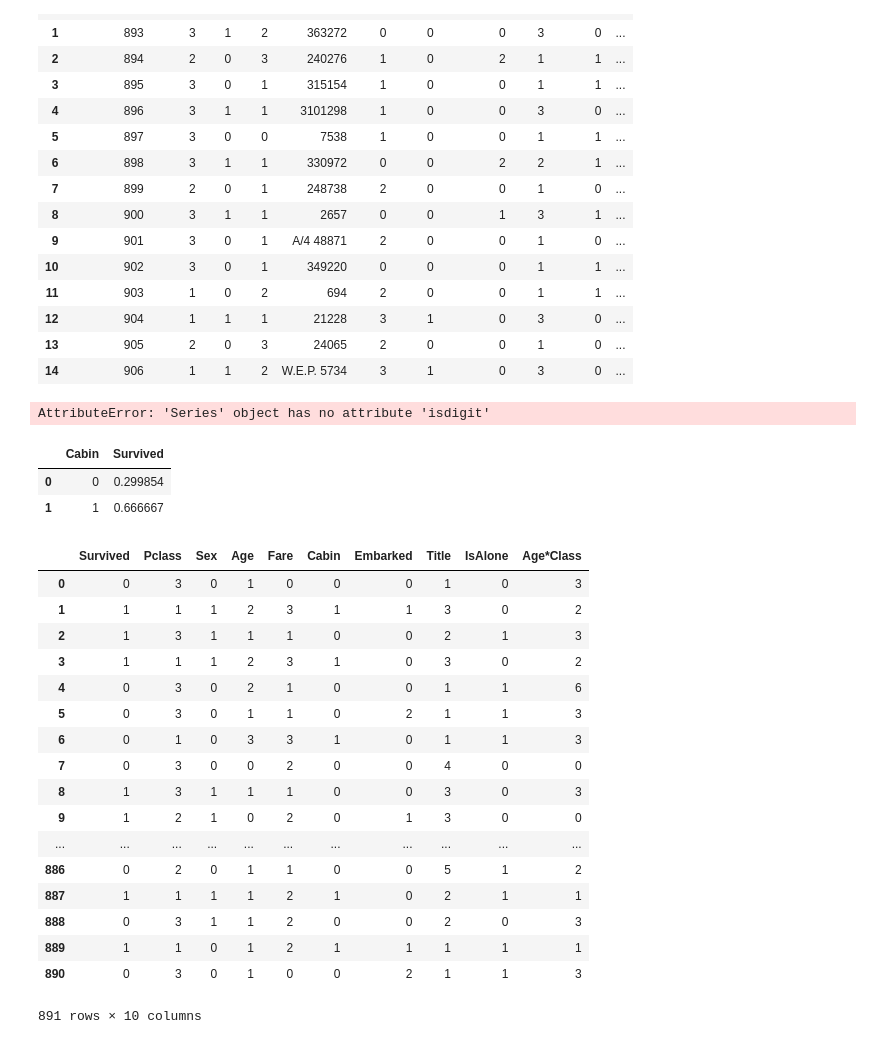
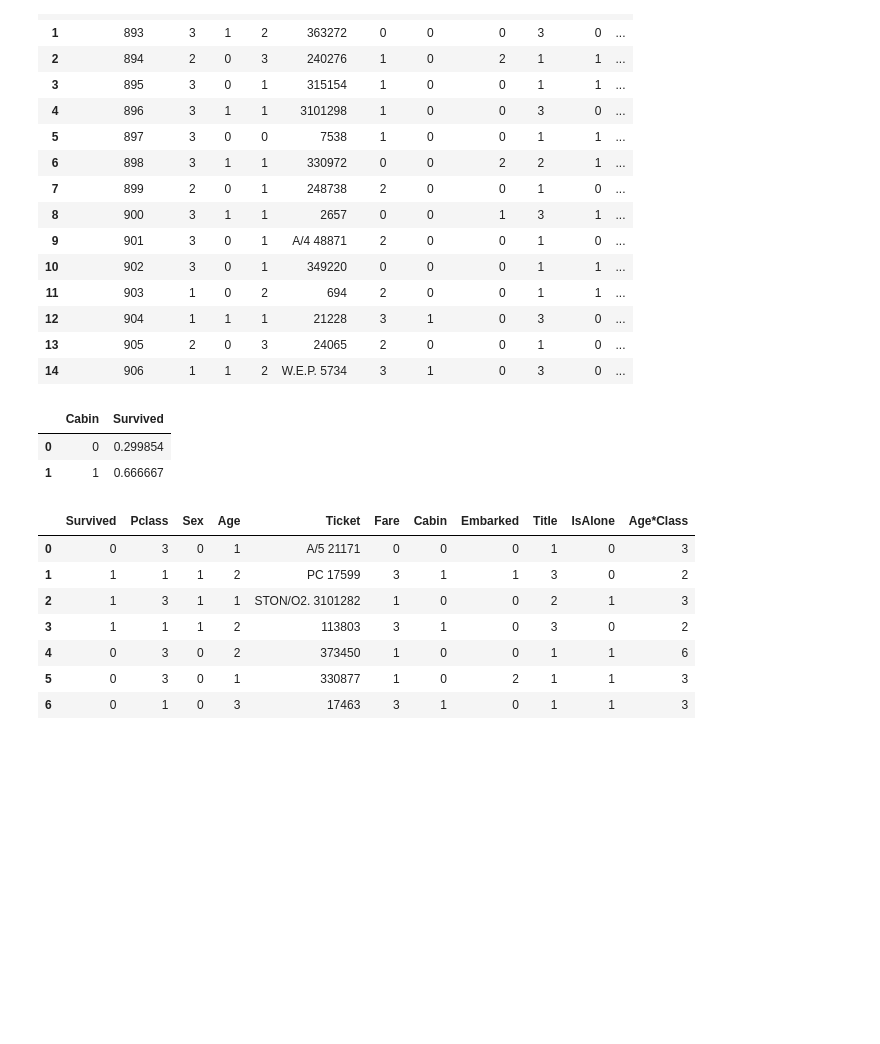
Before and after one commit to python-am-cp/Beer_in_the_hat, a Jupyter notebook: Main.ipynb, the cells around one changed output. Saved outputs shown, nothing was run; the diff lists cells and outputs as text; code cells hidden in the pictures; blank space fills up the shorter version.

```diff
--- a/Main.ipynb
+++ b/Main.ipynb
@@ -509,40 +500,37 @@ test_df.head(15)
 | 12 | 904 | 1 | 1 | 1 | 21228 | 3 | 1 | 0 | 3 | 0 | ... |
 | 13 | 905 | 2 | 0 | 3 | 24065 | 2 | 0 | 0 | 1 | 0 | ... |
 | 14 | 906 | 1 | 1 | 2 | W.E.P. 5734 | 3 | 1 | 0 | 3 | 0 | ... |
-# %%
-train_df.loc[is_digit((train_df['Ticket'])) == False,'Cabin'] = 1
-train_df.loc[is_digit((train_df['Ticket'])) == True,'Cabin'] = 0
-# %% [output]
-AttributeError: 'Series' object has no attribute 'isdigit'
 # %%
 train_df[['Cabin', 'Survived']].groupby(['Cabin'], as_index=False).mean()
 # %% [output]
 |  | Cabin | Survived |
 | 0 | 0 | 0.299854 |
 | 1 | 1 | 0.666667 |
-# %%
-#test_df = test_df.drop(['Ticket'], axis=1)
-#train_df = train_df.drop(['Ticket'], axis=1)
-train_df
-# %% [output]
-|  | Survived | Pclass | Sex | Age | Fare | Cabin | Embarked | Title | IsAlone | Age*Class |
-| 0 | 0 | 3 | 0 | 1 | 0 | 0 | 0 | 1 | 0 | 3 |
-| 1 | 1 | 1 | 1 | 2 | 3 | 1 | 1 | 3 | 0 | 2 |
-| 2 | 1 | 3 | 1 | 1 | 1 | 0 | 0 | 2 | 1 | 3 |
-| 3 | 1 | 1 | 1 | 2 | 3 | 1 | 0 | 3 | 0 | 2 |
-| 4 | 0 | 3 | 0 | 2 | 1 | 0 | 0 | 1 | 1 | 6 |
-| 5 | 0 | 3 | 0 | 1 | 1 | 0 | 2 | 1 | 1 | 3 |
-| 6 | 0 | 1 | 0 | 3 | 3 | 1 | 0 | 1 | 1 | 3 |
-| 7 | 0 | 3 | 0 | 0 | 2 | 0 | 0 | 4 | 0 | 0 |
-| 8 | 1 | 3 | 1 | 1 | 1 | 0 | 0 | 3 | 0 | 3 |
-| 9 | 1 | 2 | 1 | 0 | 2 | 0 | 1 | 3 | 0 | 0 |
-| ... | ... | ... | ... | ... | ... | ... | ... | ... | ... | ... |
-| 886 | 0 | 2 | 0 | 1 | 1 | 0 | 0 | 5 | 1 | 2 |
-| 887 | 1 | 1 | 1 | 1 | 2 | 1 | 0 | 2 | 1 | 1 |
-| 888 | 0 | 3 | 1 | 1 | 2 | 0 | 0 | 2 | 0 | 3 |
-| 889 | 1 | 1 | 0 | 1 | 2 | 1 | 1 | 1 | 1 | 1 |
-| 890 | 0 | 3 | 0 | 1 | 0 | 0 | 2 | 1 | 1 | 3 |
-891 rows × 10 columns
+# %%
+#for dataset in train_df:
+   # train_df.loc[train_df['Cabin']!=0,'Cabin'] = 1
+    #test_df.loc[test_df['Cabin'] != 0,'Cabin'] = 1
+    #train_df.loc[train_df['Cabin']!=0,'Cabin'] = 1
+    #test_df.loc[test_df['Cabin'] != 0,'Cabin'] = 1
+    #if(dataset['Ticket'].dtype() == np.float64 or dataset['Ticket'].dtype() == np.int64):
+    #        dataset['Ticket'] = 0;
+    #else:
+    #        dataset['Ticket'] = 1;
+    #isinstance(obj_to_test, str)
+    #if isinstance(dataset["Ticket"], int):
+     #       dataset['Ticket'] = 0
+    #elif isinstance(dataset['Ticket'], str):
+     #       dataset['Ticket'] = 1
+train_df.head(7)
+# %% [output]
+|  | Survived | Pclass | Sex | Age | Ticket | Fare | Cabin | Embarked | Title | IsAlone | Age*Class |
+| 0 | 0 | 3 | 0 | 1 | A/5 21171 | 0 | 0 | 0 | 1 | 0 | 3 |
+| 1 | 1 | 1 | 1 | 2 | PC 17599 | 3 | 1 | 1 | 3 | 0 | 2 |
+| 2 | 1 | 3 | 1 | 1 | STON/O2. 3101282 | 1 | 0 | 0 | 2 | 1 | 3 |
+| 3 | 1 | 1 | 1 | 2 | 113803 | 3 | 1 | 0 | 3 | 0 | 2 |
+| 4 | 0 | 3 | 0 | 2 | 373450 | 1 | 0 | 0 | 1 | 1 | 6 |
+| 5 | 0 | 3 | 0 | 1 | 330877 | 1 | 0 | 2 | 1 | 1 | 3 |
+| 6 | 0 | 1 | 0 | 3 | 17463 | 3 | 1 | 0 | 1 | 1 | 3 |
 # %%
 X_train = train_df.drop("Survived", axis=1)
 Y_train = train_df["Survived"]
```
Also changed, not shown: parts of 18 cells of this notebook.
